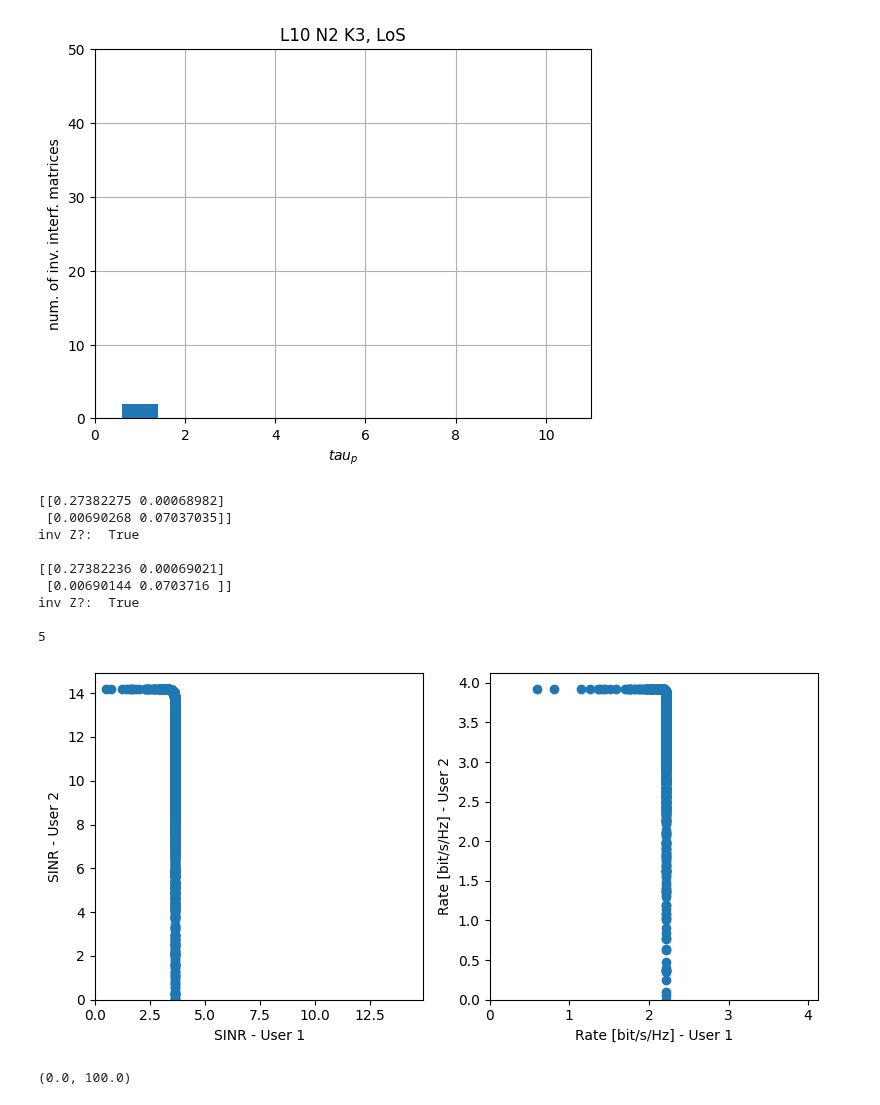
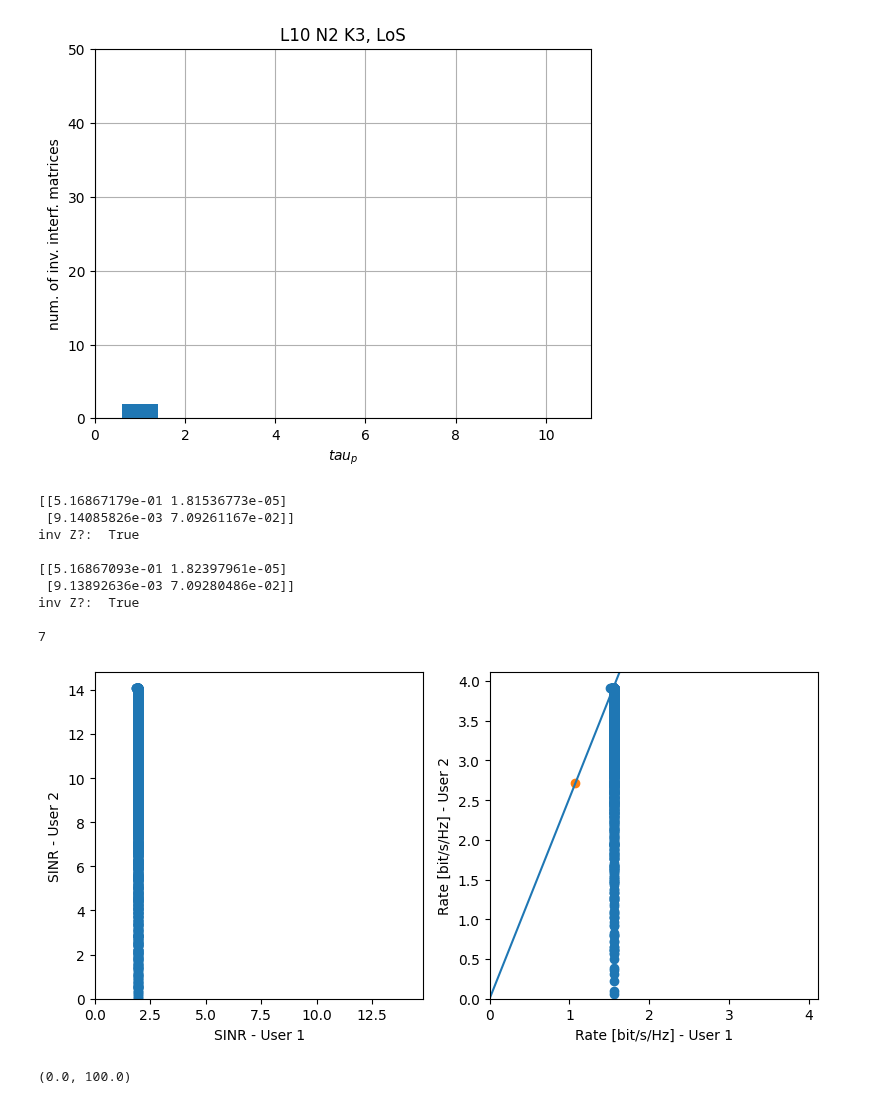
Before and after one commit to isabel-vs/masterthesis, a Jupyter notebook: RateRegions/sinr_region.ipynb, the cells around one changed output. Cells and saved outputs as stored; diff of their text form; code cells hidden in the pictures.

```diff
--- a/RateRegions/sinr_region.ipynb
+++ b/RateRegions/sinr_region.ipynb
@@ -101,7 +101,7 @@ plt.show()
 # i = 11
 area_block = pickle.load(open("Areas Sim/results_L20N20K2_rician0.pkl", "rb"))
 
-for i in range(5,6):
+for i in range(7,8):
     inv_interf = True
     (R_block, B_block, HMean_block, kappa_block, UEpos_block, APpos_block) = area_block
 
@@ -189,39 +189,43 @@ for i in range(5,6):
 
             #(test)
             # ax1.scatter(0.935980, 2.528388, 1.226463, marker='X', linewidths=1)
             # ax2.scatter(0.660822, 1.261142, 0.800651, marker='X', linewidths=20)
 
         elif K==2:
             fig, (ax1, ax2) = plt.subplots(1, 2, figsize=(8,4))
             ax1.scatter(x,y)
 
             # ax1.plot([0,max_val], [0,max_val])
 
             ax1.set_xlabel("SINR - User 1", fontsize=10)
             ax1.set_ylabel("SINR - User 2", fontsize=10)
             ax1.set_xlim([0, max_val + 0.05*max_val])
             ax1.set_ylim([0, max_val + 0.05*max_val])
 
             ax2.scatter(rate_x, rate_y)
 
             ax2.set_xlabel("Rate [bit/s/Hz] - User 1", fontsize=10)
             ax2.set_ylabel("Rate [bit/s/Hz] - User 2", fontsize=10)
             ax2.set_xlim([0, max_rate + 0.05*max_rate])
             ax2.set_ylim([0, max_rate + 0.05*max_rate])
 
+            rate_opt = [1.07424865, 2.71331972]
+            ax2.scatter(rate_opt[0], rate_opt[1])
+            ax2.plot([0, 2*rate_opt[0]], [0, 2*rate_opt[1]])
+
         plt.tight_layout()
         plt.show()
 # %% [output]
-[[0.27382275 0.00068982]
- [0.00690268 0.07037035]]
+[[5.16867179e-01 1.81536773e-05]
+ [9.14085826e-03 7.09261167e-02]]
 inv Z?:  True
 
-[[0.27382236 0.00069021]
- [0.00690144 0.0703716 ]]
+[[5.16867093e-01 1.82397961e-05]
+ [9.13892636e-03 7.09280486e-02]]
 inv Z?:  True
 
-5
+7
-[figure, old version]
+[figure, new version]
 # %%
 K = area_params["K"]
 
```
Also changed, not shown: 4 other files.
